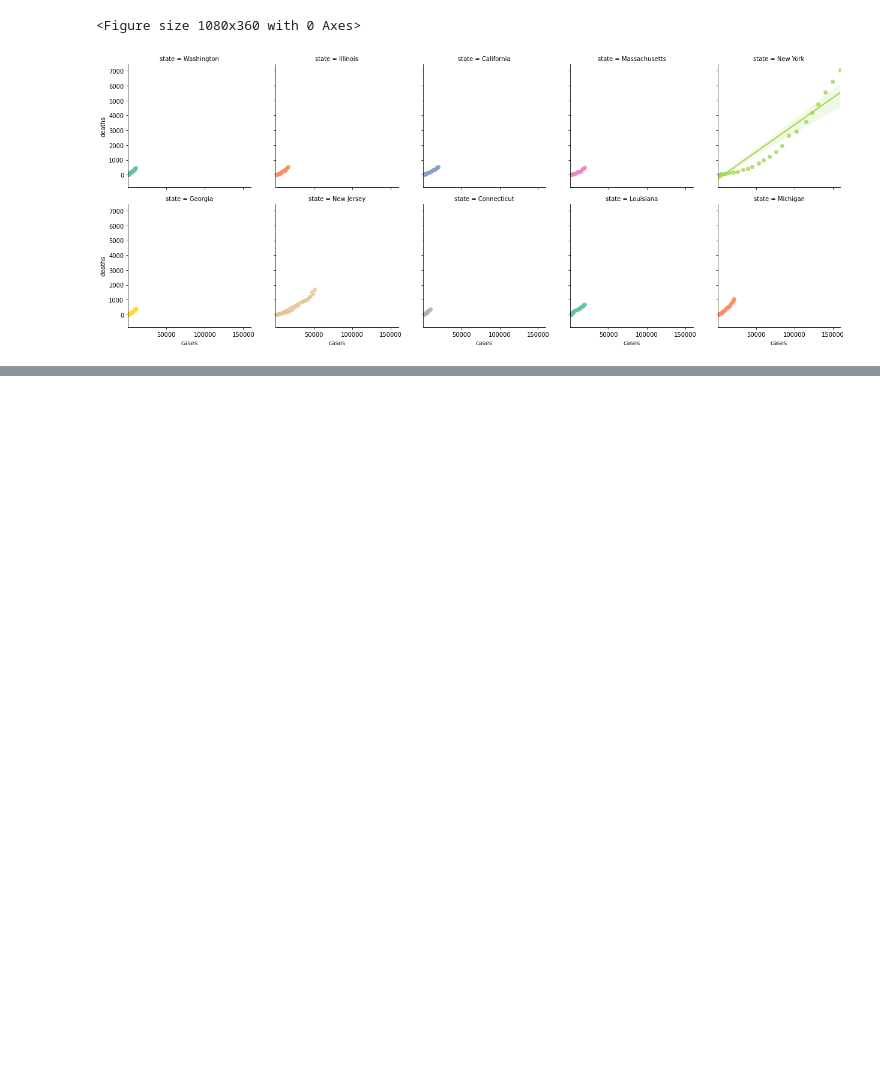
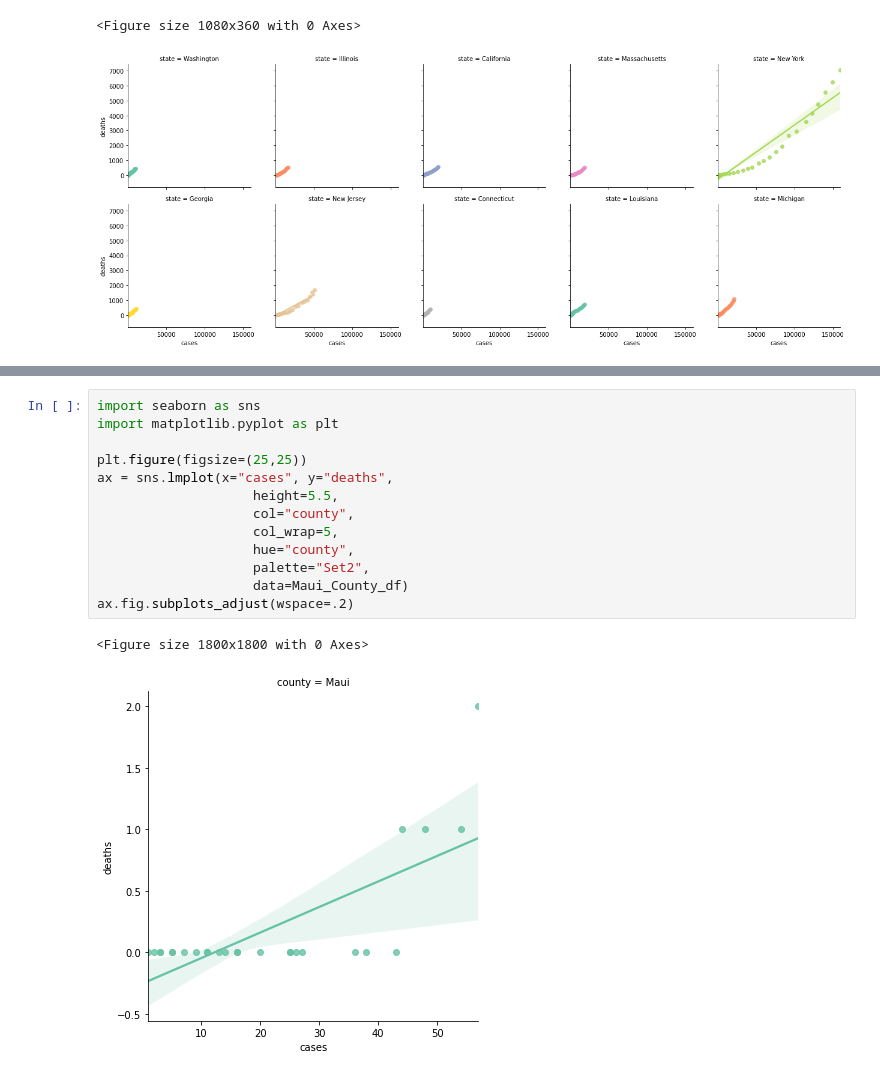
Before and after one commit to leslieshanecr/covid-19-Hawaii, a Jupyter notebook: Covid_19_Hawaii.ipynb, the cells around one changed output, grey strips where cells are left out. Drawn from its saved outputs; the diff is of its cells as text; blank space fills up the shorter version.

```diff
--- a/Covid_19_Hawaii.ipynb
+++ b/Covid_19_Hawaii.ipynb
@@ -158,0 +197,16 @@ fig.show()
+# %%
+import seaborn as sns
+import matplotlib.pyplot as plt
+
+plt.figure(figsize=(25,25))
+ax = sns.lmplot(x="cases", y="deaths",
+                    height=5.5,
+                    col="county",
+                    col_wrap=5,
+                    hue="county",
+                    palette="Set2",
+                    data=Maui_County_df)
+ax.fig.subplots_adjust(wspace=.2)
+# %% [output]
+<Figure size 1800x1800 with 0 Axes>
+[figure, added]
```
Also changed, not shown: parts of 6 cells of this notebook.
